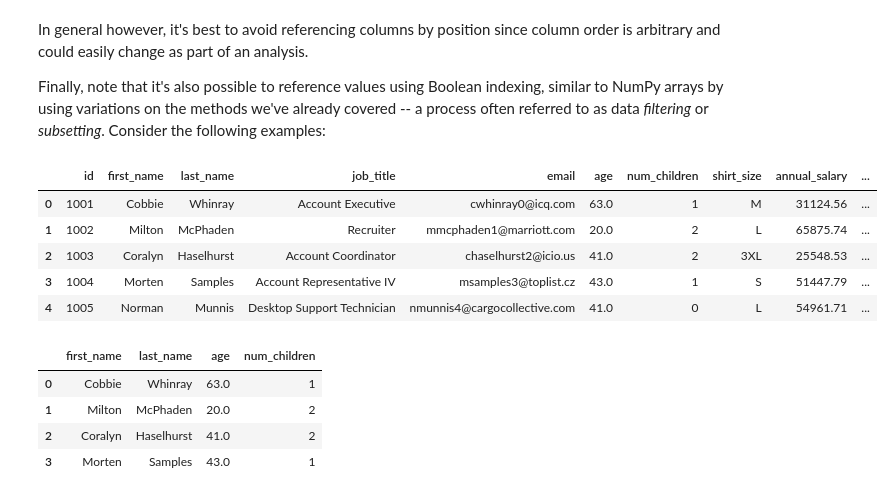
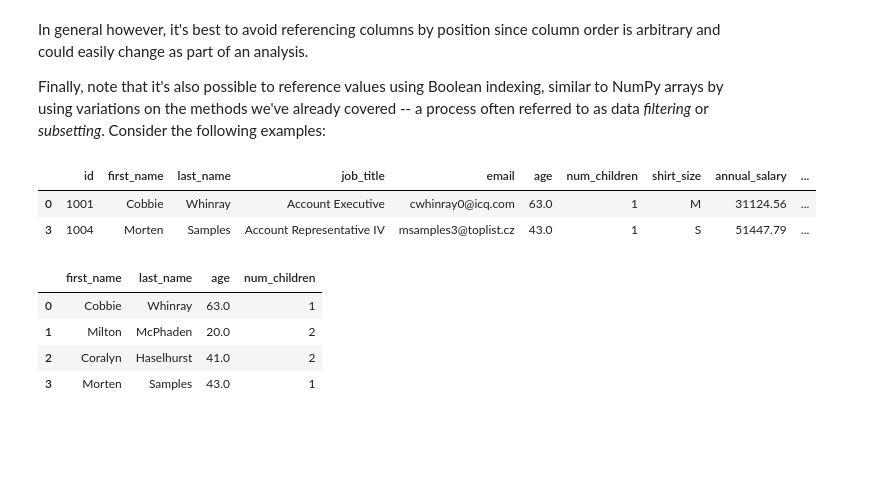
Before and after one commit to davedgd/python-bootcamp, a Jupyter notebook: Unit 5/Python-Bootcamp-Unit5.ipynb, the cells around one changed output. Drawn from its saved outputs; the diff is of its cells as text; code cells hidden in the pictures; blank space fills up the shorter version.

```diff
--- a/Unit 5/Python-Bootcamp-Unit5.ipynb
+++ b/Unit 5/Python-Bootcamp-Unit5.ipynb
@@ -707,14 +714,11 @@ In general however, it's best to avoid referencing columns by position since col
 
 Finally, note that it's also possible to reference values using Boolean indexing, similar to NumPy arrays by using variations on the methods we've already covered -- a process often referred to as data *filtering* or *subsetting*. Consider the following examples:
 # %%
-myDFShort[myDFShort.age > 5] # select employees with an age > 5
+myDFShort[myDFShort.age > 41] # select employees with an age > 41
 # %% [output]
 |  | id | first_name | last_name | job_title | email | age | num_children | shirt_size | annual_salary | ... |
 | 0 | 1001 | Cobbie | Whinray | Account Executive | cwhinray0@icq.com | 63.0 | 1 | M | 31124.56 | ... |
-| 1 | 1002 | Milton | McPhaden | Recruiter | mmcphaden1@marriott.com | 20.0 | 2 | L | 65875.74 | ... |
-| 2 | 1003 | Coralyn | Haselhurst | Account Coordinator | chaselhurst2@icio.us | 41.0 | 2 | 3XL | 25548.53 | ... |
 | 3 | 1004 | Morten | Samples | Account Representative IV | msamples3@toplist.cz | 43.0 | 1 | S | 51447.79 | ... |
-| 4 | 1005 | Norman | Munnis | Desktop Support Technician | nmunnis4@cargocollective.com | 41.0 | 0 | L | 54961.71 | ... |
 # %%
 myDFShort.loc[myDFShort.num_children >= 1, ['first_name', 'last_name', 'age', 'num_children']] # select specific columns for employees with 1 or more children
 # %% [output]
```
Also changed, not shown: parts of 15 cells of this notebook, 2 other files.
